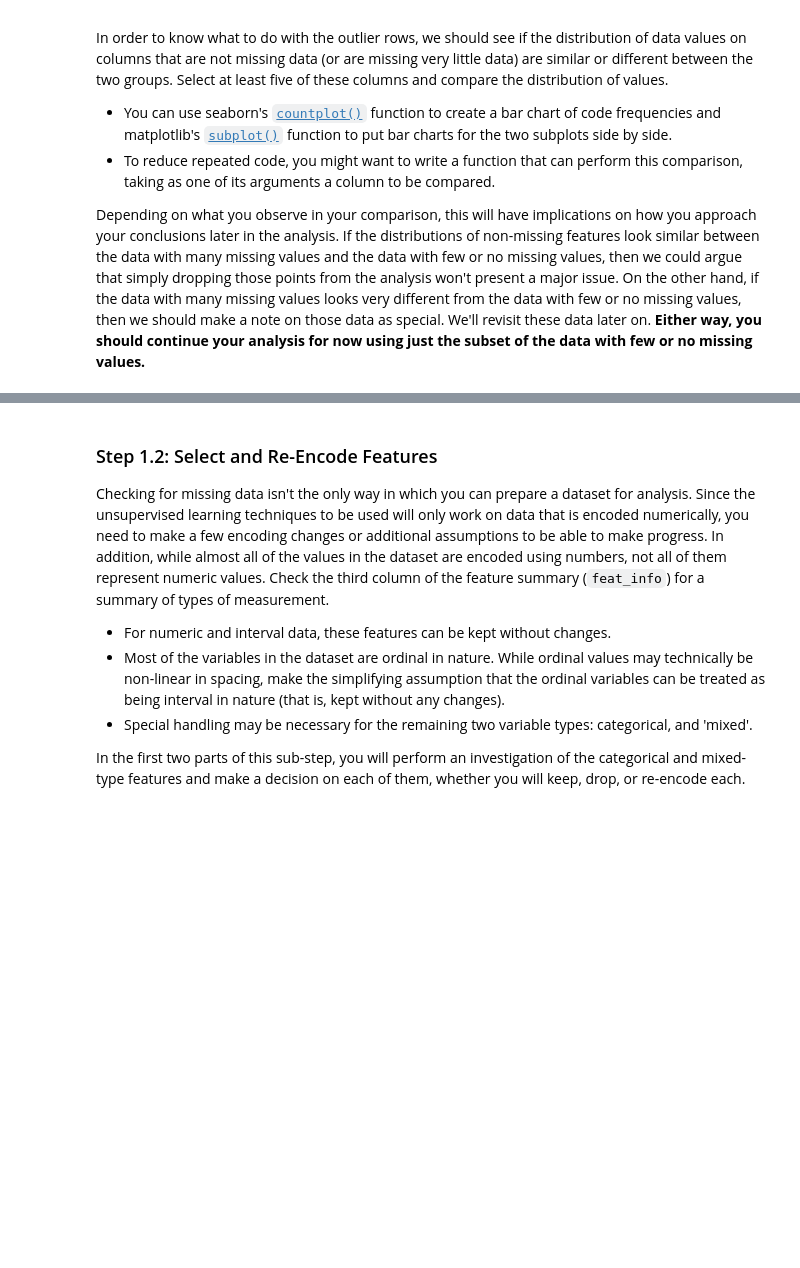
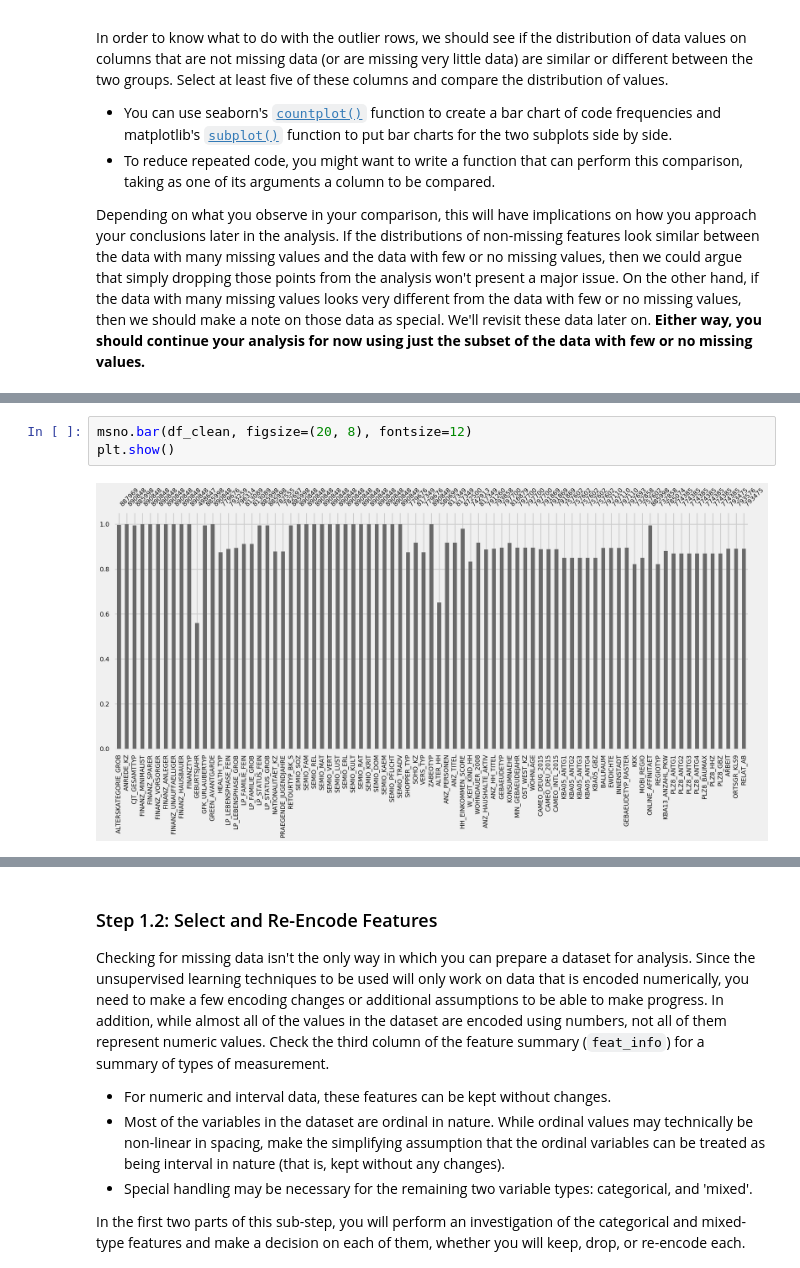
Before and after one commit to kennethn/machine-learning-nanodegree, a Jupyter notebook: p2_customer_segments/Identify_Customer_Segments.ipynb, the cells around one changed output, grey strips where cells are left out. Saved outputs shown, nothing was run; the diff lists cells and outputs as text; blank space fills up the shorter version.

```diff
--- a/p2_customer_segments/Identify_Customer_Segments.ipynb
+++ b/p2_customer_segments/Identify_Customer_Segments.ipynb
@@ -188,0 +275,5 @@ Depending on what you observe in your comparison, this will have implications on
+# %%
+msno.bar(df_clean, figsize=(20, 8), fontsize=12)
+plt.show()
+# %% [output]
+[figure, added]
```
Also changed, not shown: parts of 43 cells of this notebook.
